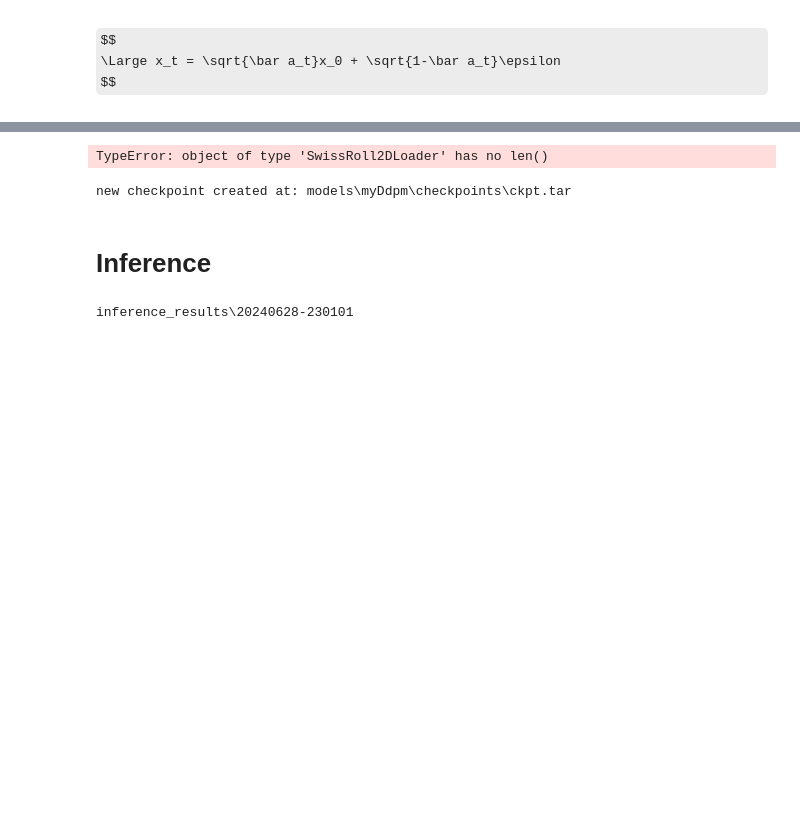
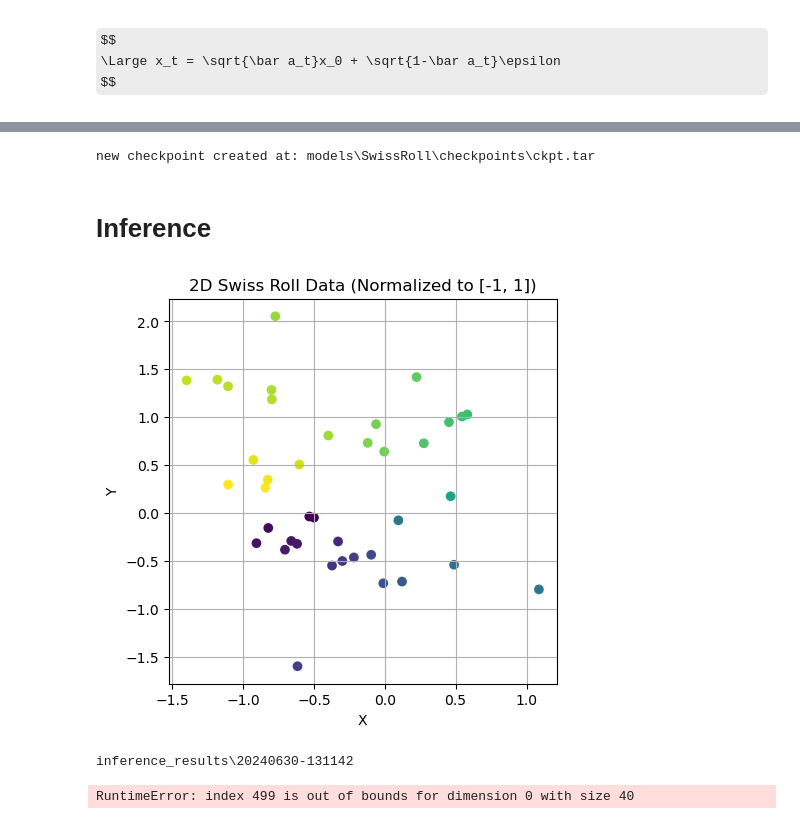
Before and after one commit to Grazvy/Diffusion_Models_demonstration, a Jupyter notebook: DDPM.ipynb, the cells around one changed output, grey strips where cells are left out. Cells and saved outputs as stored; diff of their text form; code cells hidden in the pictures; some formulas as TeX source; blank space fills up the shorter version.

```diff
--- a/DDPM.ipynb
+++ b/DDPM.ipynb
@@ -31,11 +31,12 @@ TrainingConfig = {
     'INFERENCE_TYPE' : InferType.NONE,
     'TIMESTEPS' : 40, # Define number of diffusion timesteps
     'NUM_EPOCHS' : 200,
-    'BATCH_SIZE' : 128,#32
+    'BATCH_SIZE' : 32,
     'LR' : 2e-4,
     'NUM_WORKERS' : 0 # does not work for windows
 }
 
+#todo replace with UNetConfig
 ModelConfig = {
     #'IMG_SHAPE' : (1, 32, 32) if BaseConfig['DATASET'] == "MNIST" else (3, 32, 32),
     'IMG_SHAPE' : (1, 1, 2),
@@ -44,7 +45,7 @@ ModelConfig = {
     'BASE_CH_MULT' : (1, 2, 4, 8),
     'APPLY_ATTENTION' : (False, True, True, False),
     'DROPOUT_RATE' : 0.1,
-    'TIME_EMB_MULT' : 4 # 128
+    'TIME_EMB_MULT' : 2 #4 # 128
 }
 # %%
 visualize_data(dataset_name=BaseConfig['DATASET'], amount=100)
@@ -55,11 +56,9 @@ class SimpleDiffusion:
     def __init__(
         self,
         num_diffusion_timesteps=1000,
-        img_shape=(3, 64, 64),
         device="cpu",
     ):
         self.num_diffusion_timesteps = num_diffusion_timesteps
-        self.img_shape = img_shape
         self.device = device
 
         self.initialize()
@@ -183,7 +181,9 @@ def generate_samples(model, sd, inference_logger, timesteps=1000, img_shape=(3,
     #6: return x_0
     inference_logger.save_result(x)
 # %%
-m = UNetManager(model_name="SwissRoll", model_config=ModelConfig, checkpoint_name=None)
+#m = ModelManager(model_name="MNIST_DDPM", model_config=ModelConfig, checkpoint_name=None, type="UNET")
+#todo remove model_config
+m = ModelManager(model_name="SwissRoll", model_config={}, checkpoint_name=None, type="FCNN")
 model = m.get_model()
 model.to(BaseConfig['DEVICE'])
 
@@ -198,7 +198,6 @@ dataloader = get_dataloader(dataset_name=BaseConfig['DATASET'],
 
 sd = SimpleDiffusion(
     num_diffusion_timesteps = TrainingConfig['TIMESTEPS'],
-    img_shape               = ModelConfig['IMG_SHAPE'],
     device                  = BaseConfig['DEVICE'],
 )
 # %%
@@ -225,14 +224,30 @@ for epoch in range(1, TrainingConfig['NUM_EPOCHS'] + 1):
 
         m.update_checkpoint(optimizer, scaler, model)
 # %% [output]
-TypeError: object of type 'SwissRoll2DLoader' has no len()
+new checkpoint created at: models\SwissRoll\checkpoints\ckpt.tar
-# %%
-m.update_checkpoint(optimizer,scaler,model)
-# %% [output]
-new checkpoint created at: models\myDdpm\checkpoints\ckpt.tar
 # %% [markdown]
 # Inference
+# %%
+# swiss roll
+os.makedirs("inference_results", exist_ok=True)
+filename = f"{datetime.now().strftime('%Y%m%d-%H%M%S')}"
+save_path = os.path.join("inference_results", filename)
+
+generate_samples(
+    model,
+    sd,
+    num_images=1,#16,
+    inference_logger=InferenceLogger(InferType.POINT, save_path),
+    timesteps=40,
+    img_shape=ModelConfig['IMG_SHAPE'],
+    device=BaseConfig['DEVICE'],
+)
+print(save_path)
+# %% [output]
+[figure, added]
+inference_results\20240630-131142
 # %%
+# for image data
 os.makedirs("inference_results", exist_ok=True)
 filename = f"{datetime.now().strftime('%Y%m%d-%H%M%S')}"
 save_path = os.path.join("inference_results", filename)
@@ -248,4 +263,4 @@ generate_samples(
 )
 print(save_path)
 # %% [output]
-inference_results\20240628-230101
+RuntimeError: index 499 is out of bounds for dimension 0 with size 40
```
Also changed, not shown: parts of 3 cells of this notebook, 3 other files.
